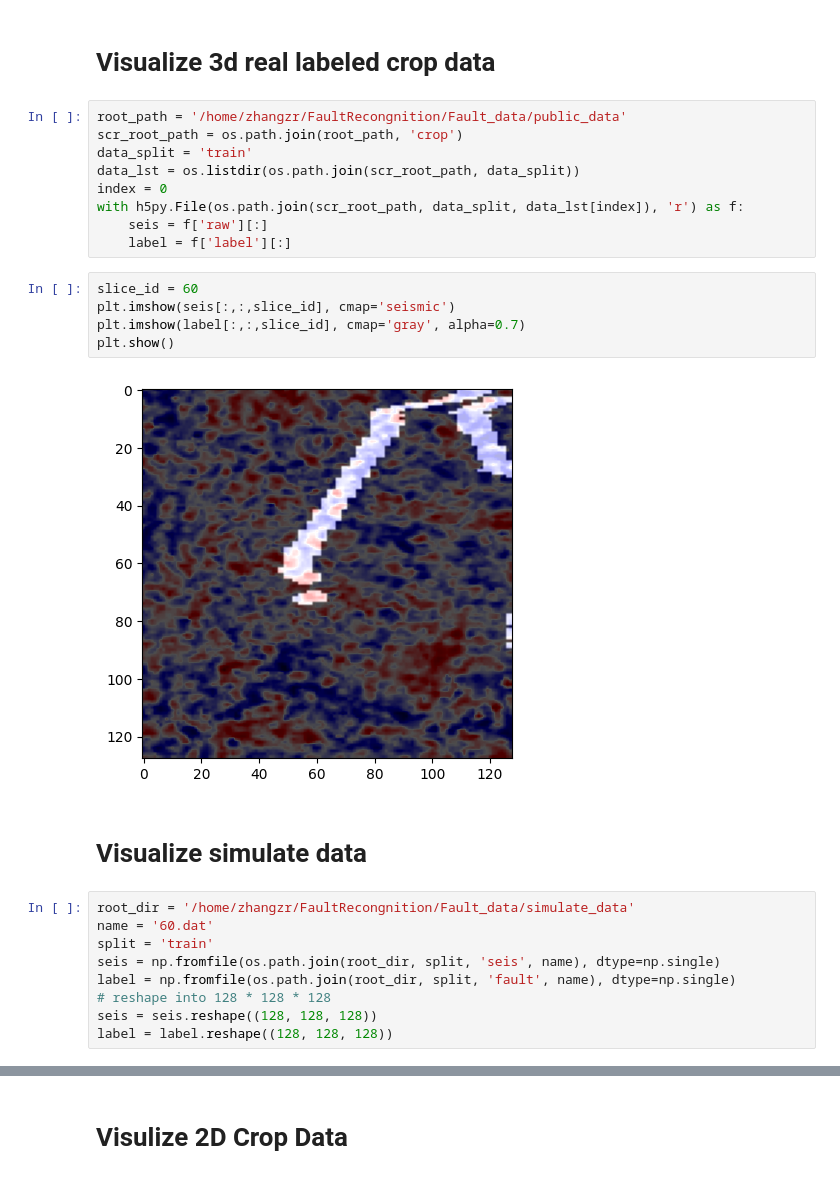
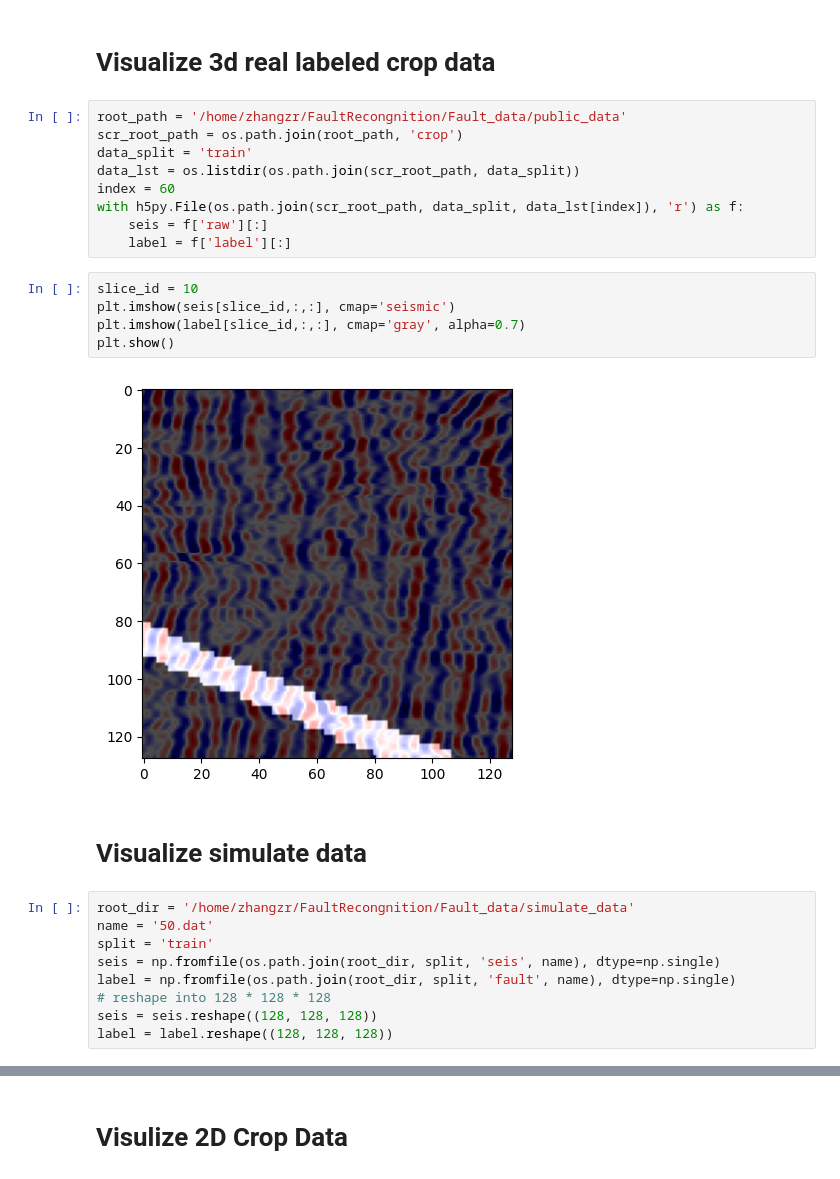
Before and after one commit to Kinlyran/Fault_Recong_zzr, a Jupyter notebook: data_explore.ipynb, the cells around one changed output, grey strips where cells are left out. Cells and saved outputs as stored; diff of their text form.

```diff
--- a/data_explore.ipynb
+++ b/data_explore.ipynb
@@ -48,22 +48,22 @@ root_path = '/home/zhangzr/FaultRecongnition/Fault_data/public_data'
 scr_root_path = os.path.join(root_path, 'crop')
 data_split = 'train'
 data_lst = os.listdir(os.path.join(scr_root_path, data_split))
-index = 0
+index = 60
 with h5py.File(os.path.join(scr_root_path, data_split, data_lst[index]), 'r') as f:
     seis = f['raw'][:]
     label = f['label'][:]
 # %%
-slice_id = 60
-plt.imshow(seis[:,:,slice_id], cmap='seismic')
-plt.imshow(label[:,:,slice_id], cmap='gray', alpha=0.7)
+slice_id = 10
+plt.imshow(seis[slice_id,:,:], cmap='seismic')
+plt.imshow(label[slice_id,:,:], cmap='gray', alpha=0.7)
 plt.show()
 # %% [output]
-[figure, old version]
+[figure, new version]
 # %% [markdown]
 # Visualize simulate data
 # %%
 root_dir = '/home/zhangzr/FaultRecongnition/Fault_data/simulate_data'
-name = '60.dat'
+name = '50.dat'
 split = 'train'
 seis = np.fromfile(os.path.join(root_dir, split, 'seis', name), dtype=np.single)
 label = np.fromfile(os.path.join(root_dir, split, 'fault', name), dtype=np.single)
```
Also changed, not shown: parts of 4 cells of this notebook, 2 other files.
